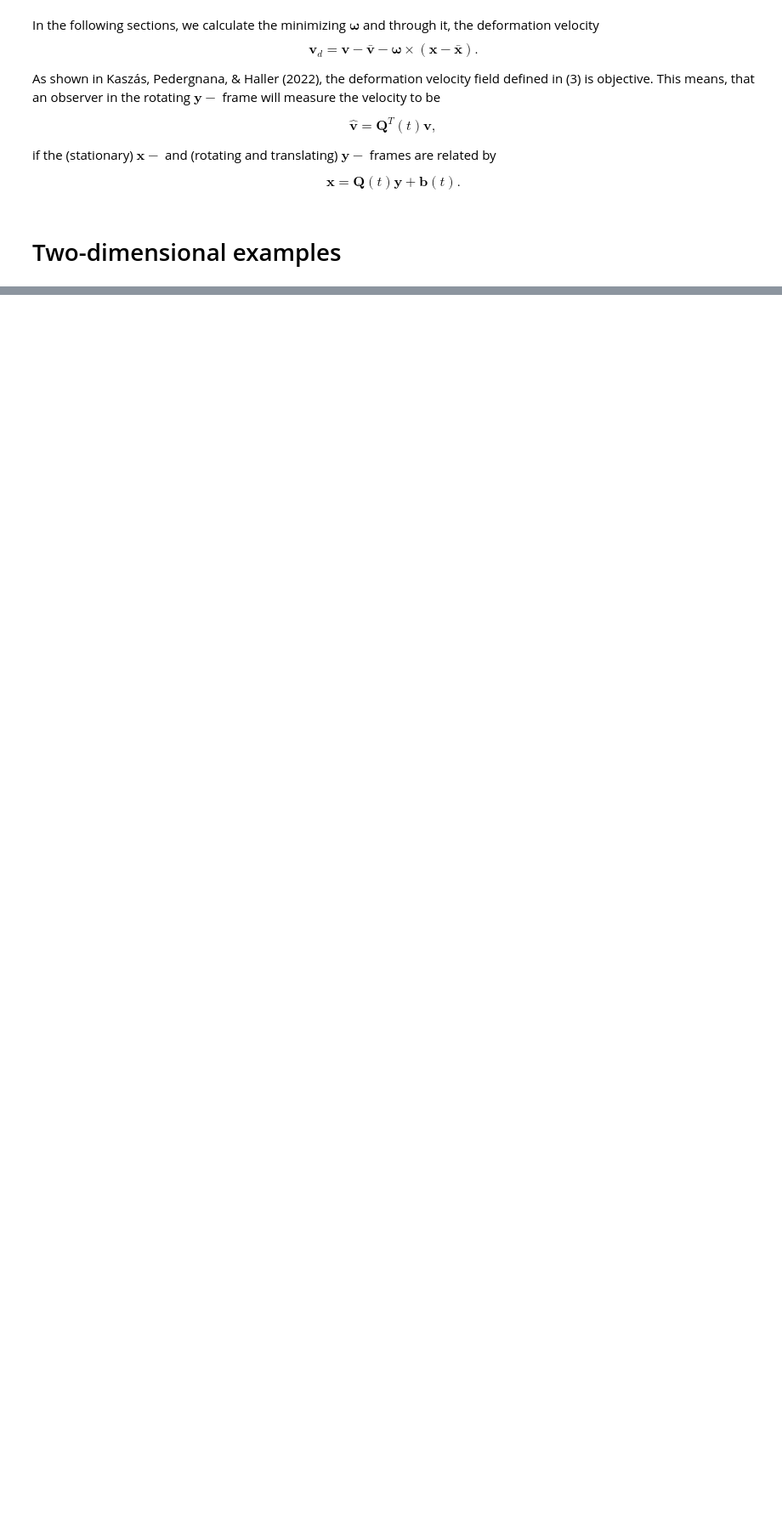
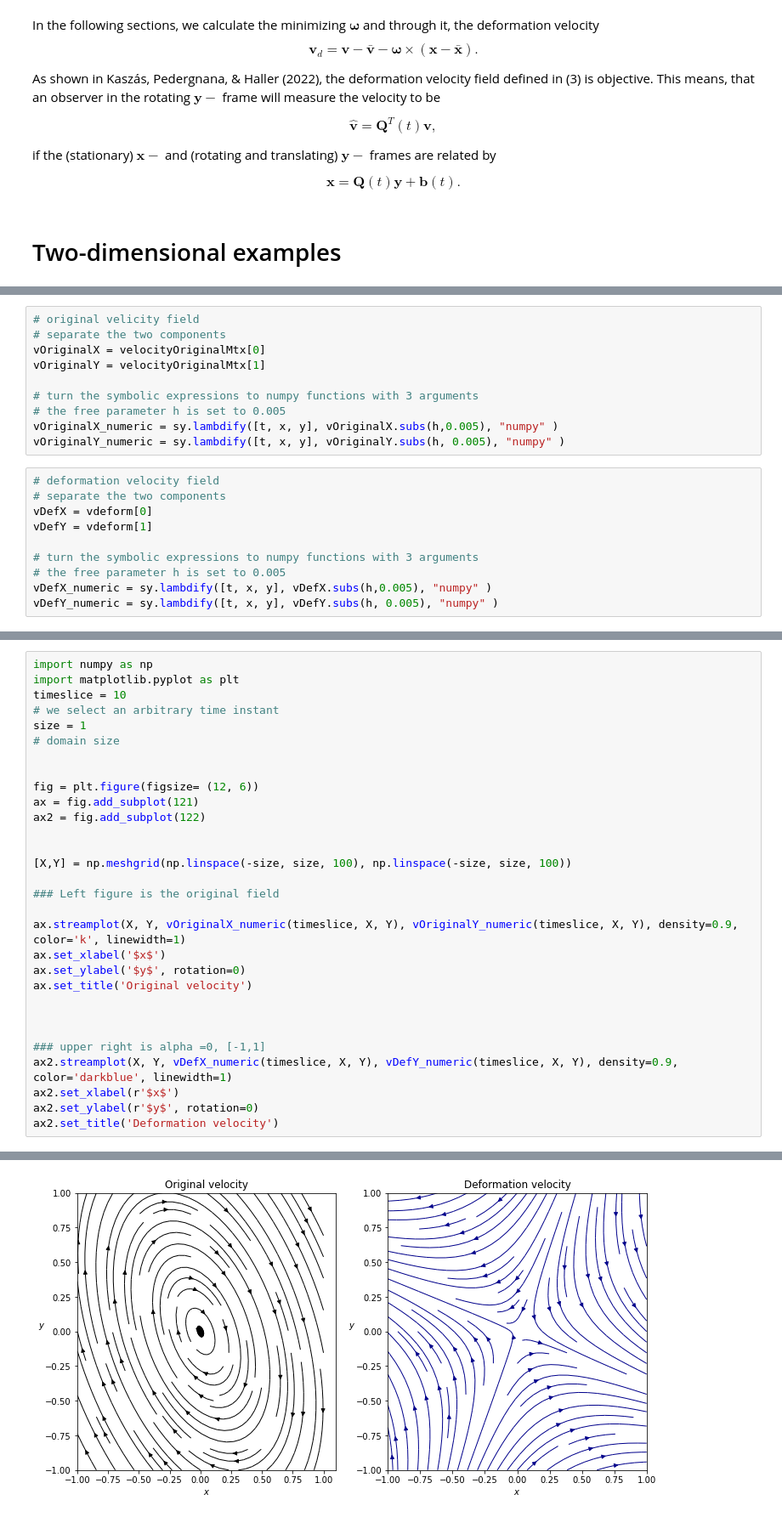
Before and after one commit to balintkaszas/DeformationVelocity, a Jupyter notebook: 2DExamples.ipynb, the cells around one changed output, grey strips where cells are left out. Shown at 85% size. Drawn from its saved outputs; the diff is of its cells as text; blank space fills up the shorter version.

```diff
--- a/2DExamples.ipynb
+++ b/2DExamples.ipynb
@@ -84,0 +180,20 @@ The examples we consider are
+# %%
+# original velicity field
+# separate the two components
+vOriginalX = velocityOriginalMtx[0]
+vOriginalY = velocityOriginalMtx[1]
+
+# turn the symbolic expressions to numpy functions with 3 arguments
+# the free parameter h is set to 0.005
+vOriginalX_numeric = sy.lambdify([t, x, y], vOriginalX.subs(h,0.005), "numpy" )
+vOriginalY_numeric = sy.lambdify([t, x, y], vOriginalY.subs(h, 0.005), "numpy" )
+# %%
+# deformation velocity field
+# separate the two components
+vDefX = vdeform[0]
+vDefY = vdeform[1]
+
+# turn the symbolic expressions to numpy functions with 3 arguments
+# the free parameter h is set to 0.005
+vDefX_numeric = sy.lambdify([t, x, y], vDefX.subs(h,0.005), "numpy" )
+vDefY_numeric = sy.lambdify([t, x, y], vDefY.subs(h, 0.005), "numpy" )
@@ -84,0 +202,31 @@ The examples we consider are
+# %%
+import numpy as np
+import matplotlib.pyplot as plt
+timeslice = 10
+# we select an arbitrary time instant
+size = 1
+# domain size
+
+
+fig = plt.figure(figsize= (12, 6))
+ax = fig.add_subplot(121)
+ax2 = fig.add_subplot(122)
+
+
+[X,Y] = np.meshgrid(np.linspace(-size, size, 100), np.linspace(-size, size, 100))
+
+### Left figure is the original field
+
+ax.streamplot(X, Y, vOriginalX_numeric(timeslice, X, Y), vOriginalY_numeric(timeslice, X, Y), density=0.9, color='k', linewidth=1)
+ax.set_xlabel('$x$')
+ax.set_ylabel('$y$', rotation=0)
+ax.set_title('Original velocity')
+
+
+
+### upper right is alpha =0, [-1,1]
+ax2.streamplot(X, Y, vDefX_numeric(timeslice, X, Y), vDefY_numeric(timeslice, X, Y), density=0.9, color='darkblue', linewidth=1)
+ax2.set_xlabel(r'$x$')
+ax2.set_ylabel(r'$y$', rotation=0)
+ax2.set_title('Deformation velocity')
+# %% [output]
@@ -84,0 +234 @@ The examples we consider are
+[figure, added]
```
Also changed, not shown: parts of 21 cells of this notebook.
